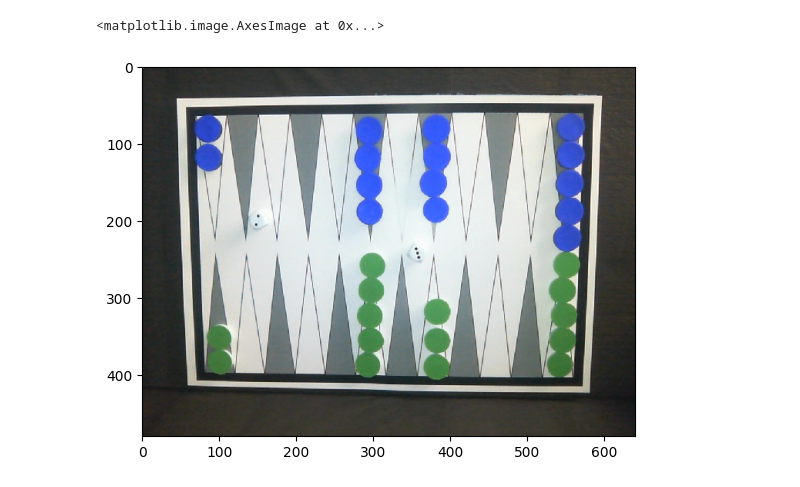
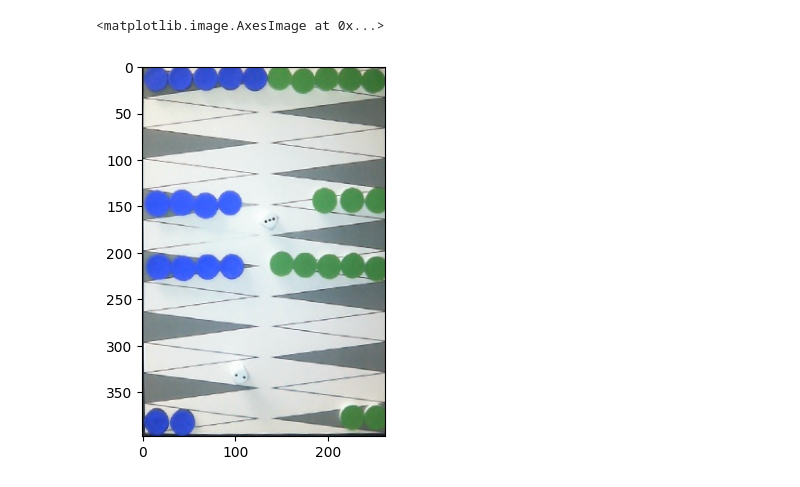
Before and after one commit to gallbotond/backgammon-image-processing, a Jupyter notebook: dice-detection.ipynb, the cells around one changed output. Cells and saved outputs as stored; diff of their text form; code cells hidden in the pictures.

```diff
--- a/dice-detection.ipynb
+++ b/dice-detection.ipynb
@@ -3,8 +3,8 @@ import numpy as np
 import cv2
 import matplotlib.pyplot as plt
 # %%
-im = cv2.imread('./test160242.jpg')
+im = cv2.imread('./selected.jpg')
 plt.imshow(im)
 # %% [output]
 <matplotlib.image.AxesImage at 0x...>
-[figure, old version]
+[figure, new version]
```
Also changed, not shown: parts of 2 cells of this notebook, 49 other files.
